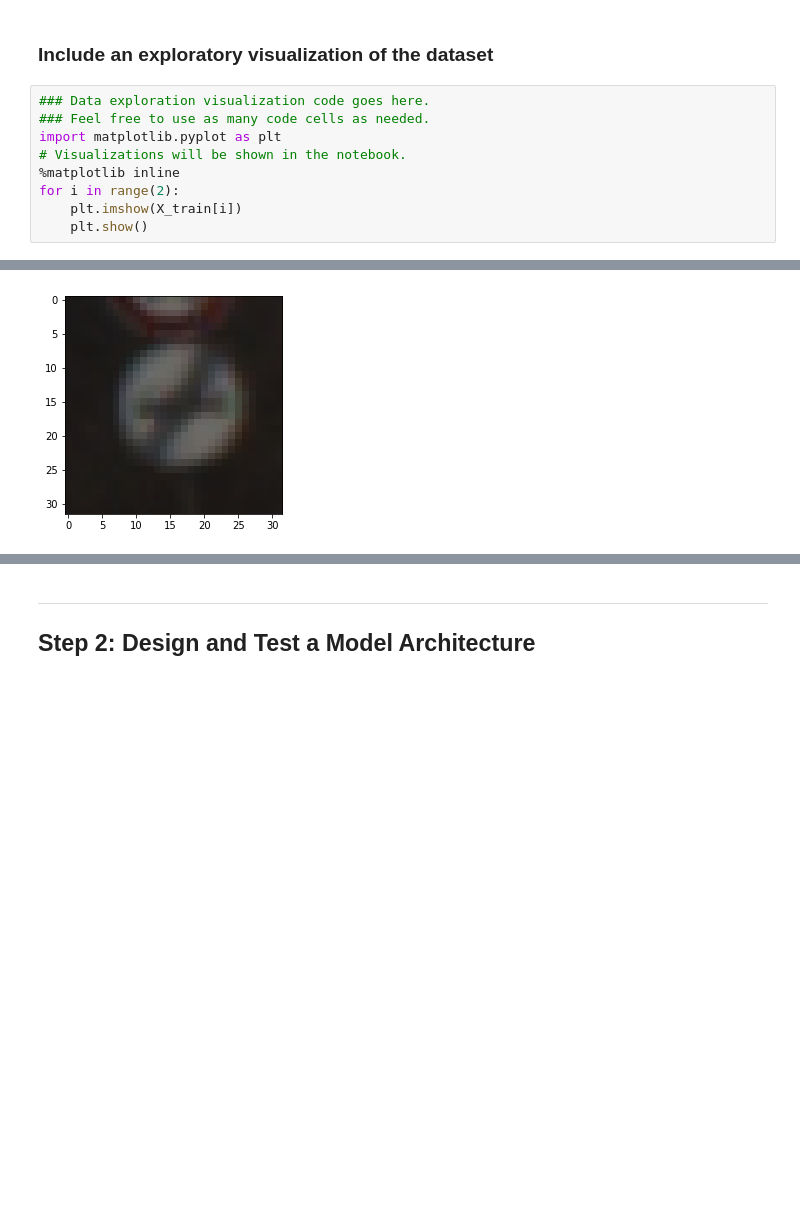
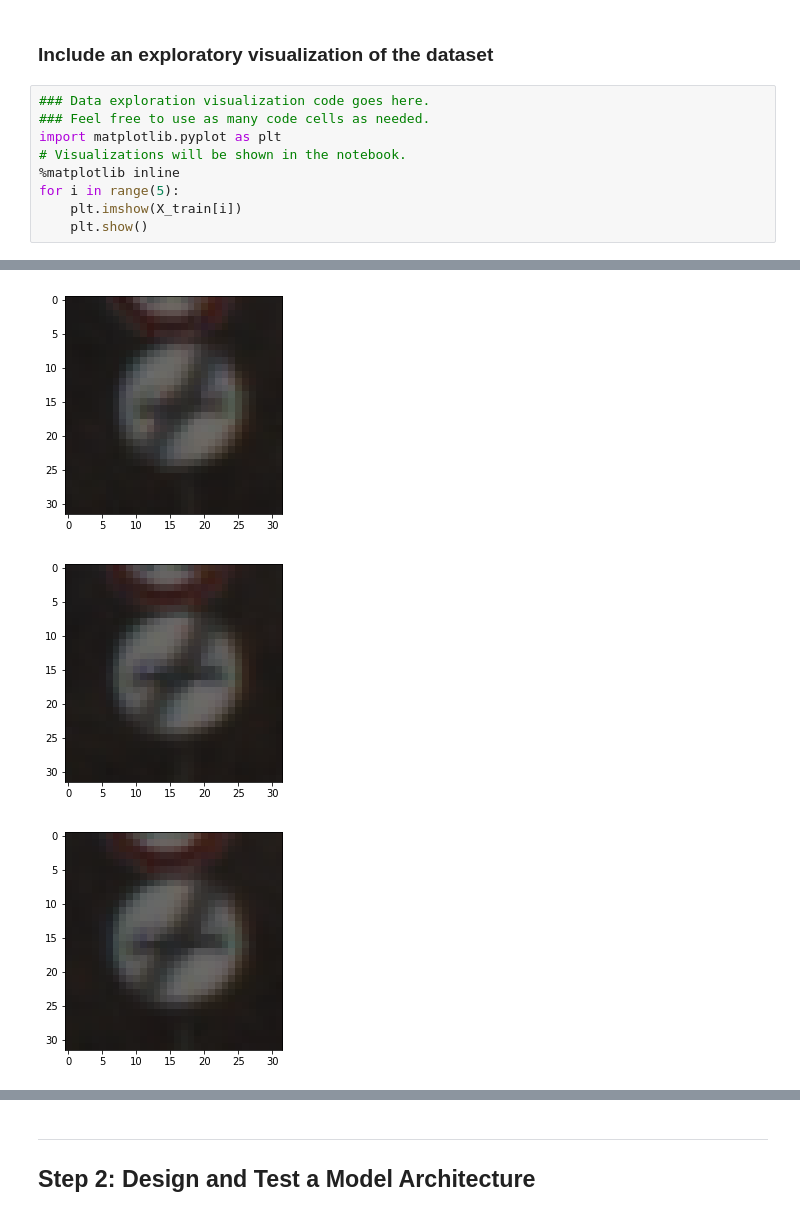
Before and after one commit to TPrabhat/Traffic-Sign-Classifier, a Jupyter notebook: Traffic_Sign_Classifier.ipynb, the cells around one changed output, grey strips where cells are left out. Saved outputs shown, nothing was run; the diff lists cells and outputs as text; blank space fills up the shorter version.

```diff
--- a/Traffic_Sign_Classifier.ipynb
+++ b/Traffic_Sign_Classifier.ipynb
@@ -78,12 +80,14 @@ Number of classes = 43
 # %%
 ### Data exploration visualization code goes here.
 ### Feel free to use as many code cells as needed.
 import matplotlib.pyplot as plt
 # Visualizations will be shown in the notebook.
 %matplotlib inline
-for i in range(2):
+for i in range(5):
     plt.imshow(X_train[i])
     plt.show()
 # %% [output]
 [figure]
 [figure]
+[figure, added]
+[figure, added]
```
Also changed, not shown: parts of 3 cells of this notebook.
